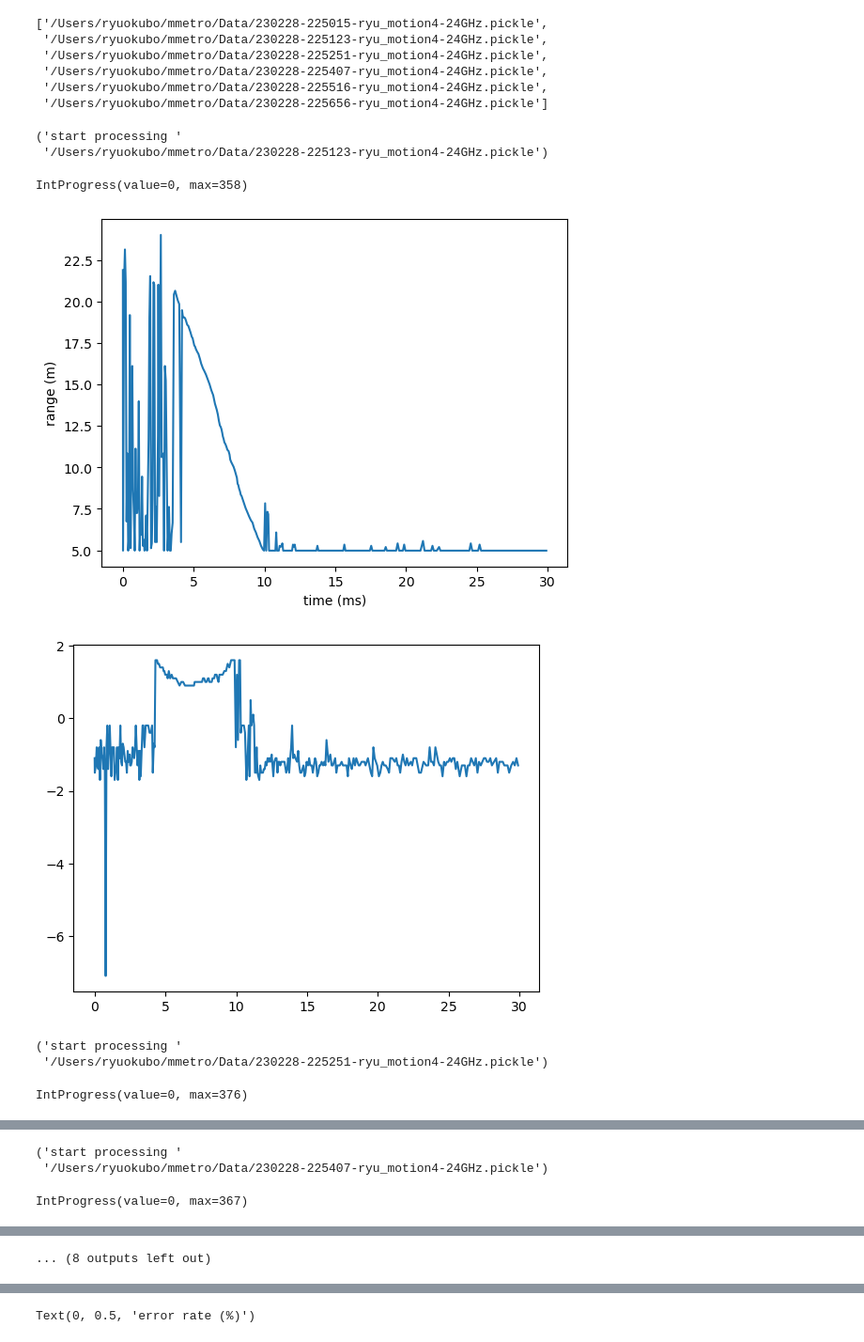
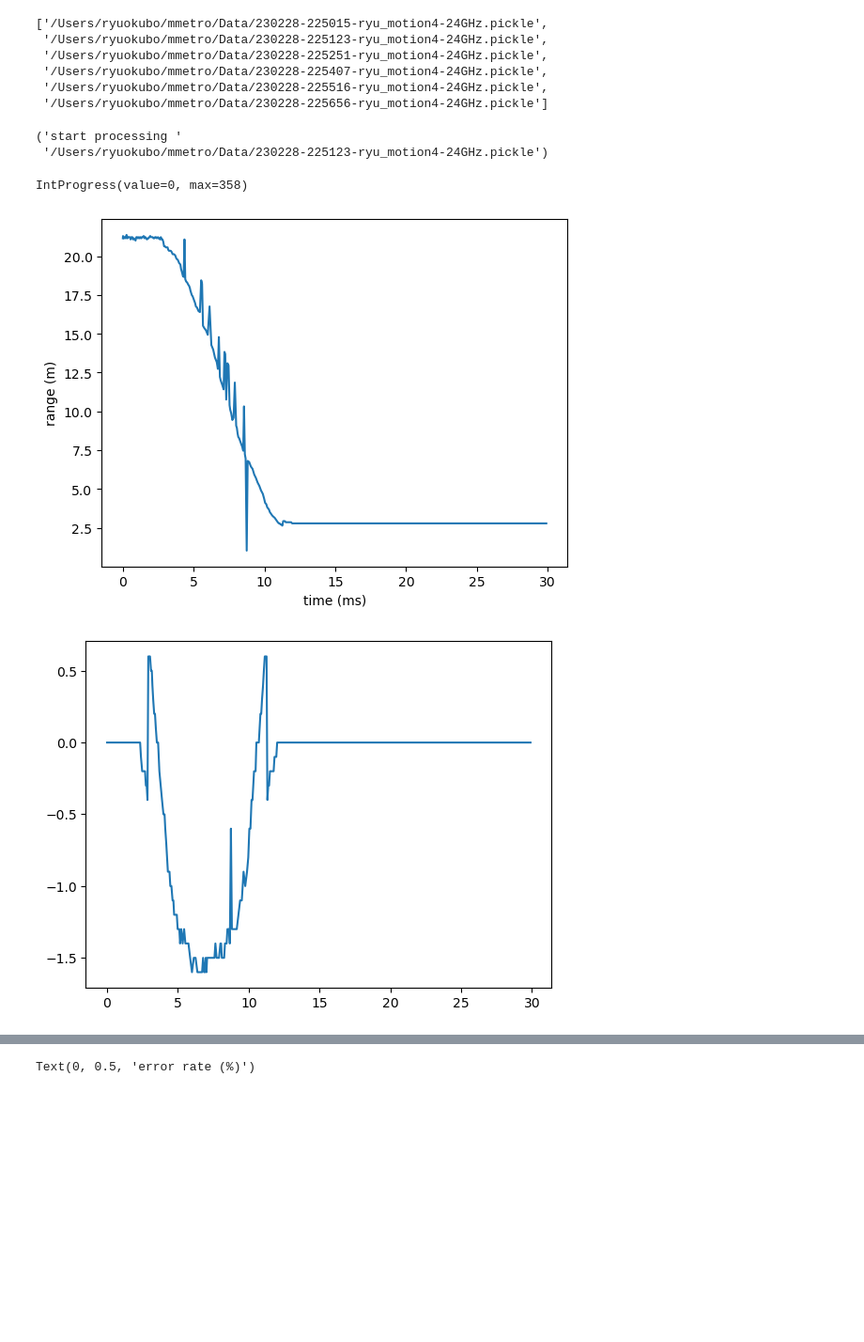
Before and after one commit to rokubo2/mmetro, a Jupyter notebook: mmetro_python.ipynb, the cells around one changed output, grey strips where cells are left out. Shown: that part at 94% size. Cells and saved outputs as stored; diff of their text form; code cells hidden in the pictures; blank space fills up the shorter version.

```diff
--- a/mmetro_python.ipynb
+++ b/mmetro_python.ipynb
@@ -16,10 +16,10 @@ from scipy import signal
 # %% [markdown]
 setting up global constants
 # %%
-maxRange = 25
+maxRange = 22
 chirpDur = 125
 c0 = speed_of_light
-switchPer = 625e-6
+switchPer = 2500e-6
 modF = 1 / (2 * switchPer)
 modDuty = 50
 fs = 1.0e6
@@ -59,7 +57,7 @@ def get_RP_RD(data_snapshot, cfg, nFFT, nFFT_vel):
     vRange = np.arange(nFFT) / nFFT * fs * c0 / (2*kf)
     fc = (cfg['fStop'] + cfg['fStrt']) / 2
 
-    RMin = 5
+    RMin = 2
     RMax = min(maxRange, (N / TRampUp) * c0 / (4 * 250e6 / TRampUp))
     RMinIdx = np.argmin(np.abs(vRange - RMin))
     RMaxIdx = np.argmin(np.abs(vRange - RMax))
@@ -90,14 +88,14 @@ def get_RP_RD(data_snapshot, cfg, nFFT, nFFT_vel):
     return RPExt, RD, vRangeExt
 
 
-def plot_doppler(file_name, frame_idx, save_fig = False, save_RD_norm = False, save_dir = 'Data/'):
+def plot_doppler(file_name, frame_idx, save_fig = False, save_RD_norm = False, save_dir = 'Data/', cut=30):
     # load data from file name
     file = open(file_name, 'rb')
     data_raw = pickle.load(file)
     file.close()
 
     # get singe channel raw data and its config
-    data_single_chn = data_raw['Data'][:,:,0] # select one channel (antena)
+    data_single_chn = data_raw['Data'][:,:,1] # select one channel (antena)
     data_snapshot = data_single_chn[:,frame_idx]
     cfg = data_raw['Cfg']
 
@@ -107,14 +105,16 @@ def plot_doppler(file_name, frame_idx, save_fig = False, save_RD_norm = False, s
     RPExt, RD, vRangeExt = get_RP_RD(data_snapshot, cfg, nFFT, nFFT_vel)
 
     # normalize RD for plotting
-    RD = RD[:,30:-30]
+    RD = RD[:,cut:-cut]
     RD_diff = np.abs(RD) - np.min(np.abs(RD))
     RD_norm = RD_diff / np.max(np.abs(RD))
+#     RD_norm[RD_norm < 0.3] = 0
+#     RD_norm = RD
 
     # Get information for plotting
     fc = (cfg['fStop'] + cfg['fStrt']) / 2
     vFreqVel = np.arange(-nFFT_vel//2, nFFT_vel//2)/nFFT_vel*(1/cfg['Perd'])
-    vVel = (vFreqVel*c0/(2*fc))[10:-10]
+    vVel = (vFreqVel*c0/(2*fc))[cut:-cut]
 
     vRangeExtVisIdx = np.arange(0, vRangeExt.shape[0], 20)
     vRangeExtVis = list(map(lambda x: "%.2f" % x, vRangeExt[vRangeExtVisIdx]))
@@ -156,14 +156,15 @@ def plot_doppler(file_name, frame_idx, save_fig = False, save_RD_norm = False, s
 def sincTemplate(cfg, modF, modDuty, NFFTVel, vel):
     fc = (cfg['fStop'] + cfg['fStrt']) / 2
     c0 = 2.998e8
-    t = np.linspace(0, cfg['Perd']*200, 200)
+    t = np.arange(0, cfg['Perd']*200, cfg['Perd'])
+#     t = np.linspace(0, cfg['Perd']*200, cfg['Perd'])
     doppShift = np.fft.fft(np.cos(2*np.pi*(2*vel*fc/c0*t)), n=NFFTVel, axis=0)
     undopp_square = np.fft.fft(sp.signal.square(2*np.pi*modF*t, modDuty/100), n=NFFTVel, axis=0)
-    if vel > 0:
+    if vel > 0.01:
         doppShift[int(NFFTVel/2):] = 0
         sq_wav = np.convolve(doppShift, undopp_square)
         to_return = np.abs(sq_wav[:NFFTVel])
-    elif vel<0:
+    elif vel < -0.01:
         doppShift[int(NFFTVel/2):] = 0
         doppShift = np.flip(doppShift)
         sq_wav = np.convolve(doppShift, undopp_square)
@@ -175,10 +176,10 @@ def sincTemplate(cfg, modF, modDuty, NFFTVel, vel):
     return to_return
 
 def create_template(vel_list, cfg, NFFTVel):
-    templateAll = np.zeros((len(vel_list), NFFTVel-60))
+    templateAll = np.zeros((len(vel_list), NFFTVel))
     for vIdx in range(len(vel_list)):
         template = sincTemplate(cfg, modF, modDuty, NFFTVel, vel_list[vIdx])
-        templateAll[vIdx] = template[30:-30]
+        templateAll[vIdx] = template
     return templateAll
 
 def get_position(RD_norm, templateAll, vRangeExt):
@@ -196,7 +197,7 @@ def get_position(RD_norm, templateAll, vRangeExt):
 
     range_idx = max_idx
     to_return = vRangeExt[range_idx]
-    return to_return, vel_i
+    return to_return, vel_i, range_idx
 
 def get_timestamps(data_raw):
     date_time_obj = []
@@ -223,5 +277,5 @@ plot_doppler(names[1], 100, save_fig = True, save_RD_norm = True)
 # %%
-def process_plot(names, save=True, save_dir = 'Data/', file_name = None):
+def process_plot(names, save=True, save_dir = 'Data/', file_name = None, cut=30):
     for names_i in range(len(names)):
         file = open(names[names_i], 'rb')
         data_raw = pickle.load(file)
@@ -242,14 +296,16 @@ def process_plot(names, save=True, save_dir = 'Data/', file_name = None):
             data_snapshot = data_single_chn[:,i]
             RPExt, RD, vRangeExt = get_RP_RD(data_snapshot, cfg, nFFT, nFFT_vel)
 
-            RD = RD[:,30:-30]
+            RD = RD[:,cut:-cut]
             RD_diff = np.abs(RD) - np.min(np.abs(RD))
             RD_norm = RD_diff / np.max(np.abs(RD))
+            RD_norm[RD_norm < 0.3] = 0
 
-            velArr = np.arange(-10,10,0.1)
+            velArr = np.arange(-5,5,0.1)
             templateAll = create_template(velArr, cfg, nFFT_vel)
+            templateAll = templateAll[:, cut:-cut]
 
-            position[i], vel_i = get_position(RD_norm, templateAll, vRangeExt)
+            position[i], vel_i, _ = get_position(RD_norm, templateAll, vRangeExt)
             vel[i] = velArr[vel_i]
             f.value += 1
 
@@ -259,6 +315,7 @@ def process_plot(names, save=True, save_dir = 'Data/', file_name = None):
         plt.plot(timestamps, position)
         plt.xlabel('time (ms)')
         plt.ylabel('range (m)')
+#         plt.axvline(x = timestamps[200], color = 'b', label = 'axvline - full height')
 
         plt.figure()
         plt.plot(timestamps, vel)
@@ -294,13 +351,10 @@ names
  '/Users/ryuokubo/mmetro/Data/230228-225516-ryu_motion4-24GHz.pickle',
  '/Users/ryuokubo/mmetro/Data/230228-225656-ryu_motion4-24GHz.pickle']
 # %%
-process_plot(names[1:])
+process_plot(names[1:2], cut=5)
 # %% [output]
 ('start processing '
  '/Users/ryuokubo/mmetro/Data/230228-225123-ryu_motion4-24GHz.pickle')
 IntProgress(value=0, max=358)
-[figure, old version]
+[figure, new version]
-[figure, old version]
+[figure, new version]
-('start processing '
- '/Users/ryuokubo/mmetro/Data/230228-225251-ryu_motion4-24GHz.pickle')
-IntProgress(value=0, max=376)
@@ -309,3 +360,0 @@ IntProgress(value=0, max=376)
-('start processing '
- '/Users/ryuokubo/mmetro/Data/230228-225407-ryu_motion4-24GHz.pickle')
-IntProgress(value=0, max=367)
@@ -314 +360,0 @@ IntProgress(value=0, max=367)
-... (8 outputs left out)
```
Also changed, not shown: parts of 14 cells of this notebook, 2 other files.
